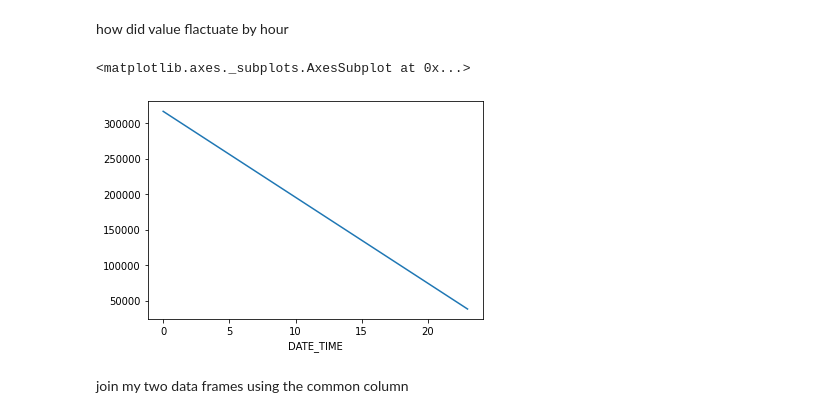
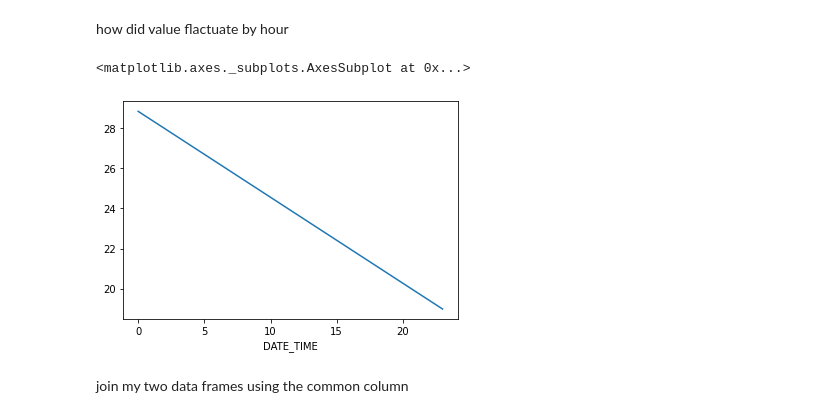
Before and after one commit to UnplugCharger/Moringa_Data_Science_Prep_W3_Independent_Project_2019_07_Isaac_Byron_DataReport, a Jupyter notebook: Moringa_Data_Science_Prep_W3_Independent_Project_2019_07_Byron_Isaac_DataReport_.ipynb, the cells around one changed output. Saved outputs shown, nothing was run; the diff lists cells and outputs as text; code cells hidden in the pictures.

Commit message:
plot using mean instead of sum

```diff
--- a/Moringa_Data_Science_Prep_W3_Independent_Project_2019_07_Byron_Isaac_DataReport_.ipynb
+++ b/Moringa_Data_Science_Prep_W3_Independent_Project_2019_07_Byron_Isaac_DataReport_.ipynb
@@ -418,10 +418,10 @@ Name: VALUE, dtype: float64
 # %% [markdown]
 how did value flactuate by hour
 # %%
-new_set .groupby(new_set.DATE_TIME.dt.hour).VALUE.sum().plot()
+new_set .groupby(new_set.DATE_TIME.dt.hour).VALUE.mean().plot()
 # %% [output]
 <matplotlib.axes._subplots.AxesSubplot at 0x...>
-[figure, old version]
+[figure, new version]
 # %% [markdown]
 join my two data frames using the common column
 # %%
```
